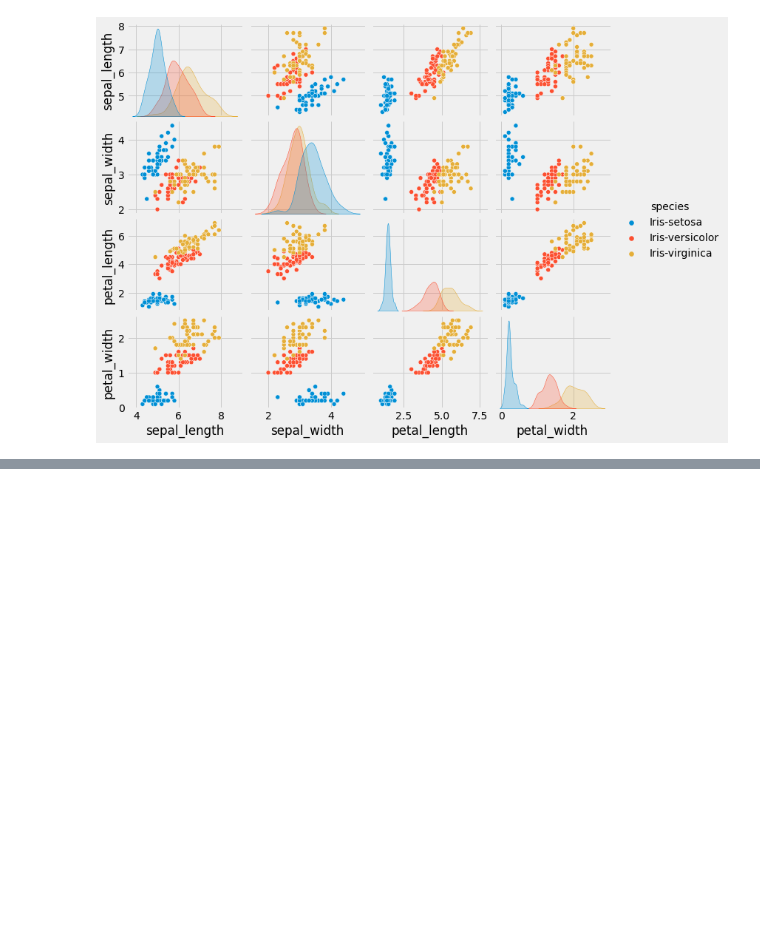
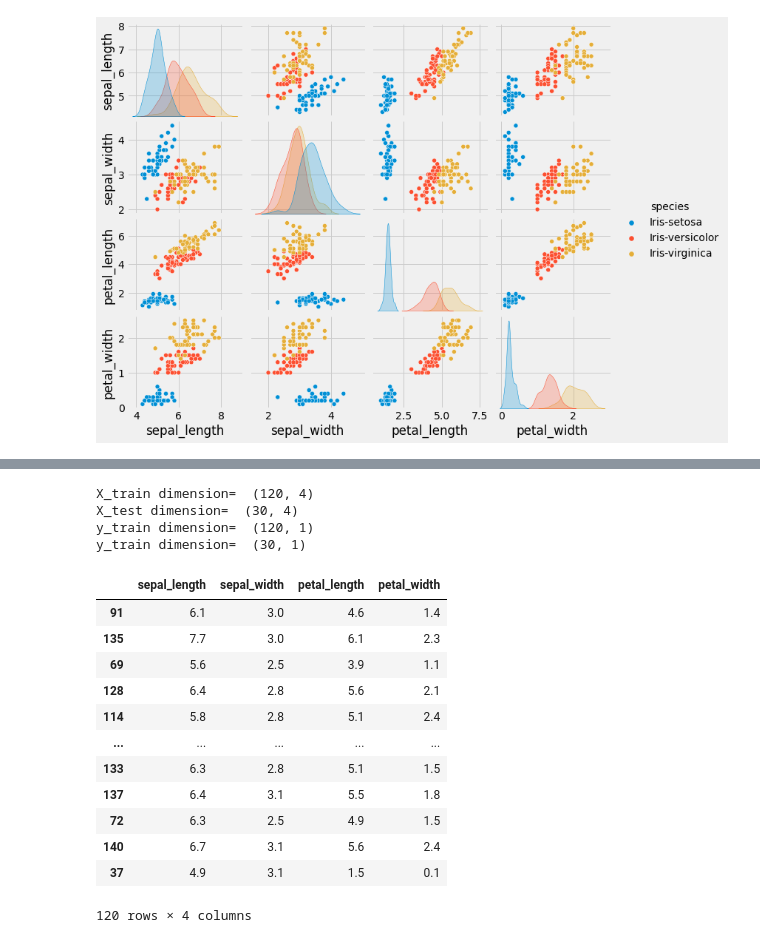
Before and after one commit to mexudi/machine-learning-algorithms-101, a Jupyter notebook: decision-tree/notebook.ipynb, the cells around one changed output, grey strips where cells are left out. Saved outputs shown, nothing was run; the diff lists cells and outputs as text; code cells hidden in the pictures; blank space fills up the shorter version.

```diff
--- a/decision-tree/notebook.ipynb
+++ b/decision-tree/notebook.ipynb
@@ -128,0 +158,27 @@ plt.show()
+# %%
+X_train,X_test, y_train, y_test = model_selection.train_test_split(X, y, test_size= 0.2, random_state= 1)
+print('X_train dimension= ', X_train.shape)
+print('X_test dimension= ', X_test.shape)
+print('y_train dimension= ', y_train.shape)
+print('y_train dimension= ', y_test.shape)
+# %% [output]
+X_train dimension=  (120, 4)
+X_test dimension=  (30, 4)
+y_train dimension=  (120, 1)
+y_train dimension=  (30, 1)
+# %%
+X_train
+# %% [output]
+|  | sepal_length | sepal_width | petal_length | petal_width |
+| 91 | 6.1 | 3.0 | 4.6 | 1.4 |
+| 135 | 7.7 | 3.0 | 6.1 | 2.3 |
+| 69 | 5.6 | 2.5 | 3.9 | 1.1 |
+| 128 | 6.4 | 2.8 | 5.6 | 2.1 |
+| 114 | 5.8 | 2.8 | 5.1 | 2.4 |
+| ... | ... | ... | ... | ... |
+| 133 | 6.3 | 2.8 | 5.1 | 1.5 |
+| 137 | 6.4 | 3.1 | 5.5 | 1.8 |
+| 72 | 6.3 | 2.5 | 4.9 | 1.5 |
+| 140 | 6.7 | 3.1 | 5.6 | 2.4 |
+| 37 | 4.9 | 3.1 | 1.5 | 0.1 |
+120 rows × 4 columns
```
Also changed, not shown: parts of 11 cells of this notebook.
